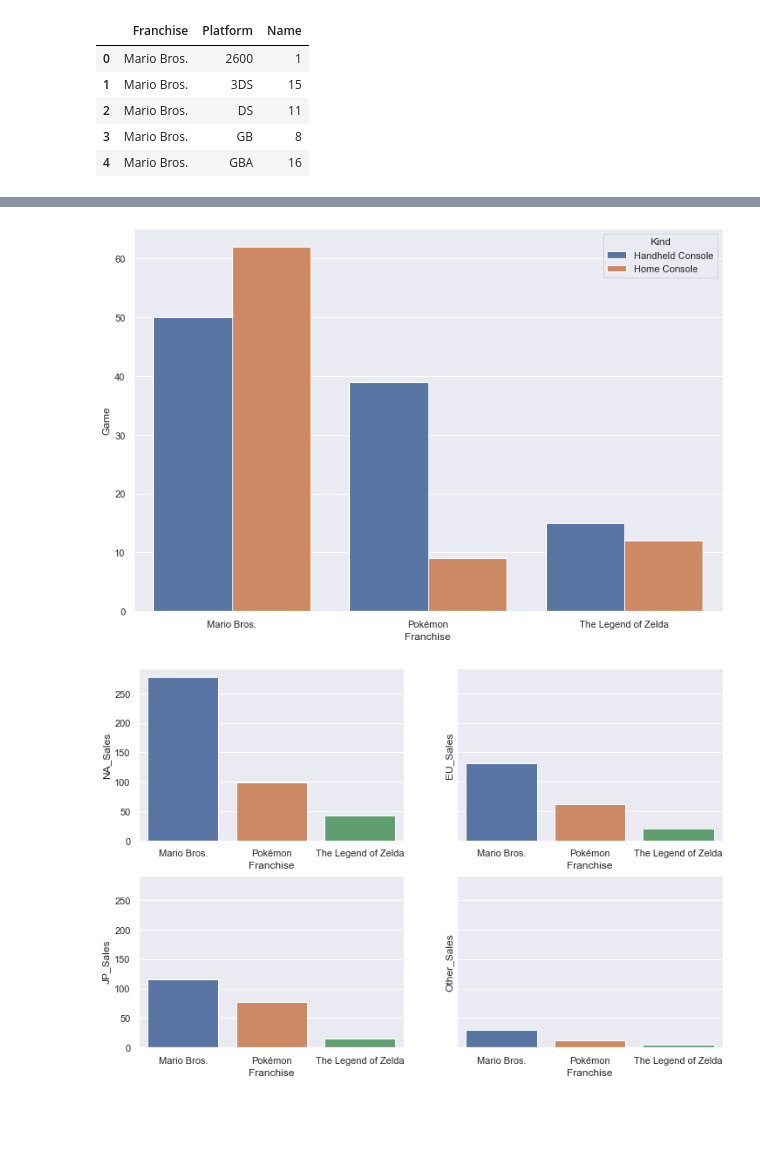
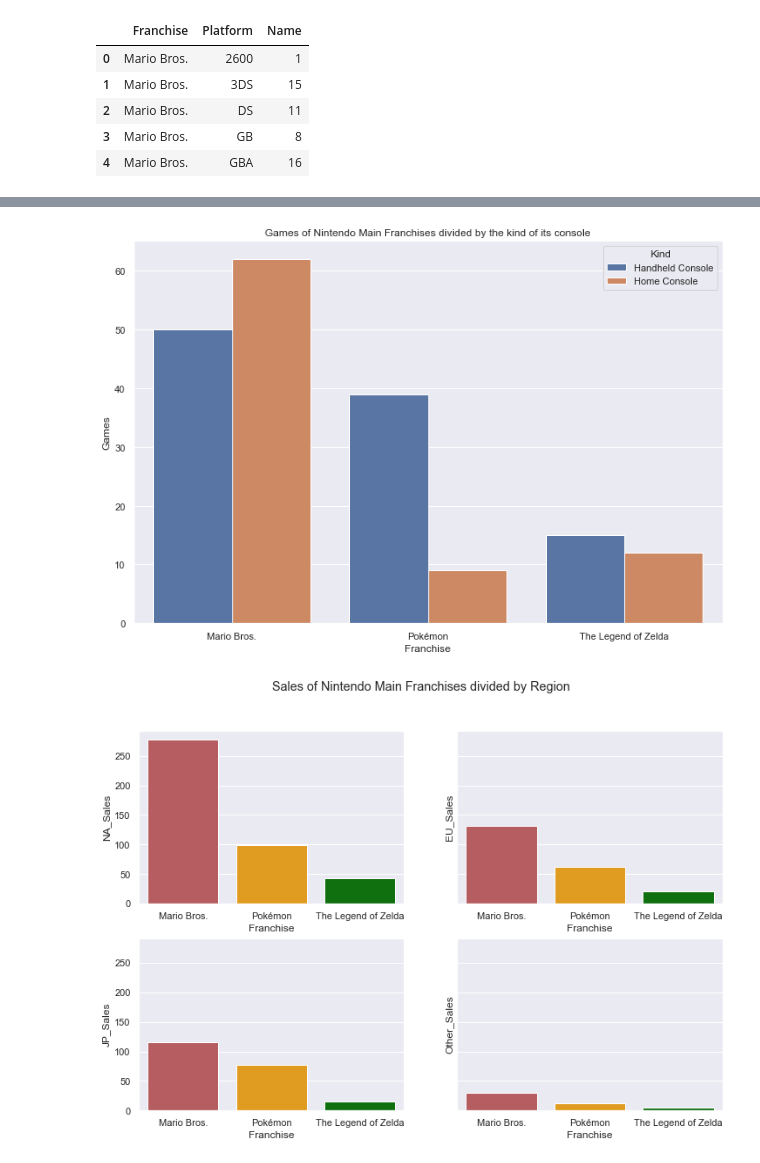
Before and after one commit to adamesalles/icd-eda, a Jupyter notebook: Eduardo.ipynb, the cells around one changed output, grey strips where cells are left out. Saved outputs shown, nothing was run; the diff lists cells and outputs as text; code cells hidden in the pictures; blank space fills up the shorter version.

```diff
--- a/Eduardo.ipynb
+++ b/Eduardo.ipynb
@@ -267,18 +277,19 @@ franchises_ptb = franchises_ptb.groupby(["Franchise","Kind"],as_index=False)[["N
 
 fig, ax = plt.subplots(figsize=(12,8))
 sns.barplot(ax = ax, x="Franchise", y="Name", data=franchises_ptb, hue="Kind",ci=None)
-ax.set(ylabel='Game')
+ax.set(ylabel='Games', title='Games of Nintendo Main Franchises divided by the kind of its console')
 plt.show()
 # %% [output]
-[figure, old version]
+[figure, new version]
 # %%
 franchises_mrkt = franchises.groupby(["Franchise"],as_index=False)[["NA_Sales", "EU_Sales", "JP_Sales", "Other_Sales"]].sum()
 
 fig, ax = plt.subplots(2, 2,figsize=(12,8), sharey = True)
-sns.barplot(ax = ax[0, 0], x="Franchise", y="NA_Sales", data=franchises_mrkt,ci=None)
-sns.barplot(ax = ax[0, 1], x="Franchise", y="EU_Sales", data=franchises_mrkt,ci=None)
-sns.barplot(ax = ax[1, 0], x="Franchise", y="JP_Sales", data=franchises_mrkt,ci=None)
-sns.barplot(ax = ax[1, 1], x="Franchise", y="Other_Sales", data=franchises_mrkt,ci=None)
+sns.barplot(ax = ax[0, 0], x="Franchise", y="NA_Sales", data=franchises_mrkt,ci=None,palette=['r','orange','green'])
+sns.barplot(ax = ax[0, 1], x="Franchise", y="EU_Sales", data=franchises_mrkt,ci=None,palette=['r','orange','green'])
+sns.barplot(ax = ax[1, 0], x="Franchise", y="JP_Sales", data=franchises_mrkt,ci=None,palette=['r','orange','green'])
+sns.barplot(ax = ax[1, 1], x="Franchise", y="Other_Sales", data=franchises_mrkt,ci=None,palette=['r','orange','green'])
+plt.suptitle('Sales of Nintendo Main Franchises divided by Region')
 plt.show()
 # %% [output]
-[figure, old version]
+[figure, new version]
```
Also changed, not shown: parts of 9 cells of this notebook.
